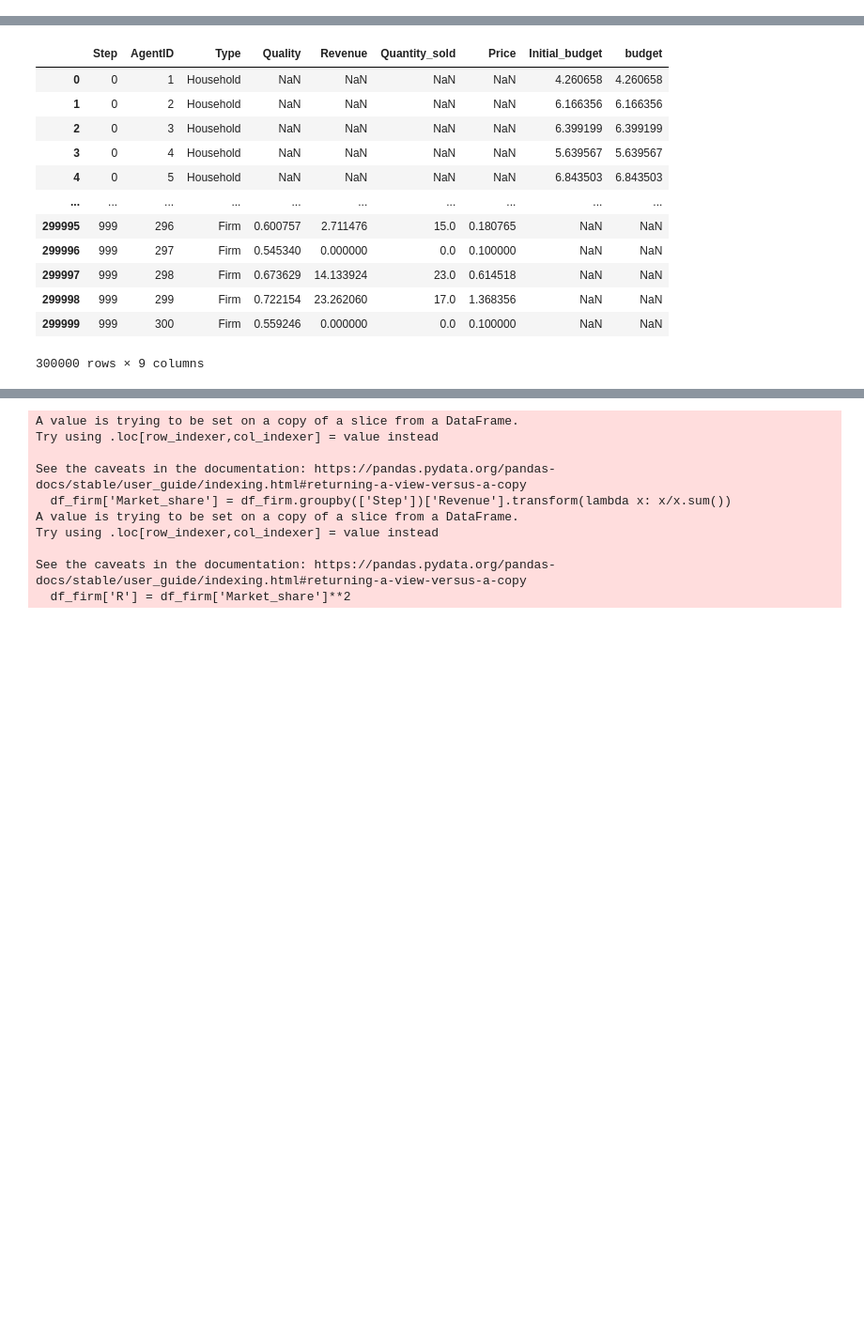
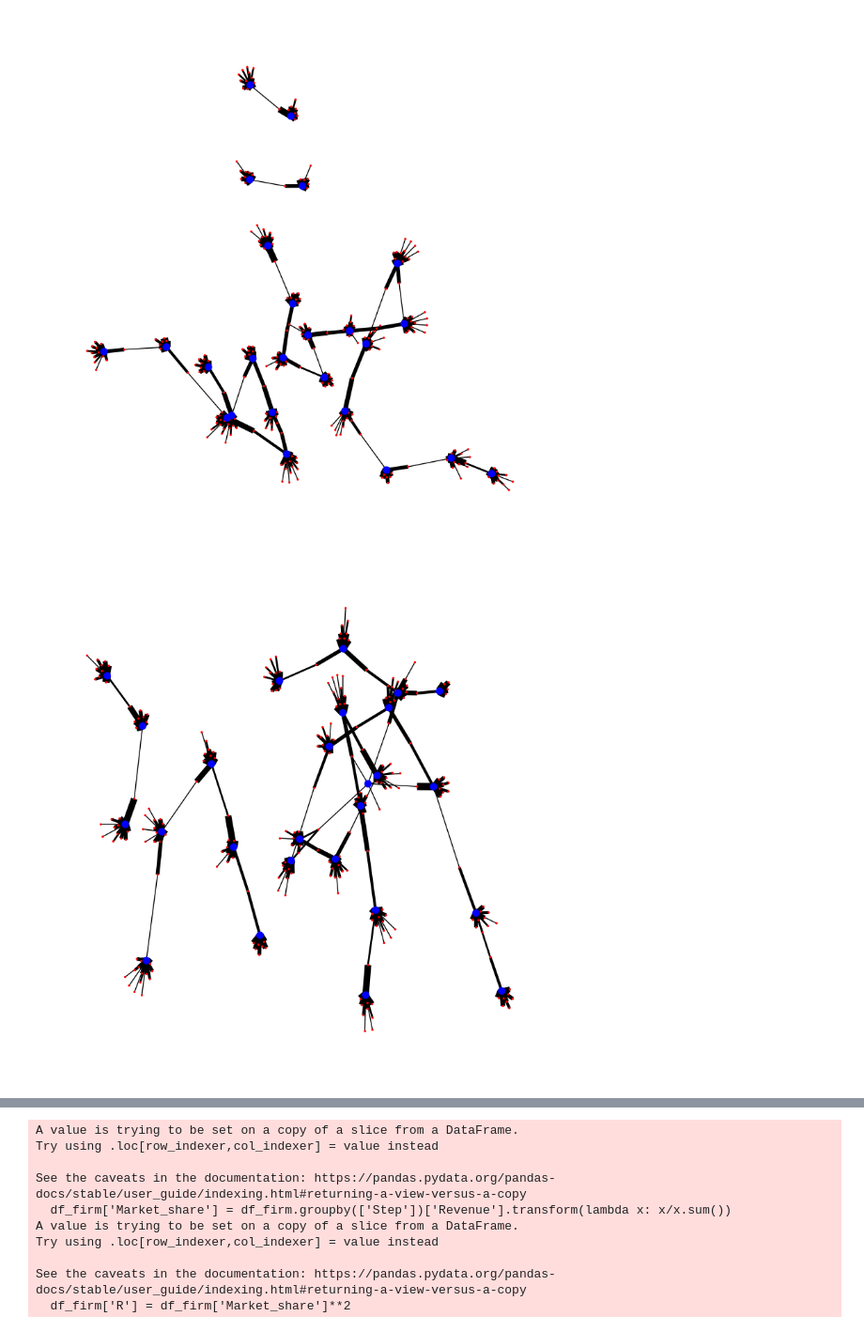
Before and after one commit to TabernaA/WWCS_2023_markets, a Jupyter notebook: model_basic.ipynb, the cells around one changed output, grey strips where cells are left out. Shown at 94% size. Cells and saved outputs as stored; diff of their text form; code cells hidden in the pictures; blank space fills up the shorter version.

```diff
--- a/model_basic.ipynb
+++ b/model_basic.ipynb
@@ -27,6 +27,7 @@ class Market(Model):
         self.init_n_firms = F
         self.init_n_hh = H
         self.current_id = 0
+        self.graphs = []
 
         # Set up the  order
         self.schedule = BaseScheduler(self)
@@ -49,6 +50,7 @@ class Market(Model):
         # Datacollector
         self.datacollector = DataCollector(
 
+
             agent_reporters={"Type": lambda a: type(a).__name__,
                              "Quality": lambda a: a.quality if type(a) is Firm else None,
                              "Revenue": lambda a: a.revenue if type(a) is Firm else None,
@@ -58,6 +60,8 @@ class Market(Model):
                              "budget": lambda a: a.budget if type(a) is Household else None
                              }
         )
+
+
 
     def step(self):
         """
@@ -74,10 +78,14 @@ class Market(Model):
 
 
 
+
         self.datacollector.collect(self)
         self.schedule.step()
+        # store the graph in a list
+        self.graphs.append(self.G.copy())
+
         # plot the graph
-        nx.draw(self.G, with_labels=True)
+       # nx.draw(self.G, with_labels=True)
     """
     Firms agent
 
@@ -151,8 +159,15 @@ class Household(Agent):
             if buyer !=  None:
                 buyer.production -= 1
                 self.budget -= buyer.price
-                # add an edge between the buyer and the seller to the graph
-                self.model.G.add_edge(self, buyer)
+                # if add an edge between the buyer and the seller to the graph if there is no edge
+                if not self.model.G.has_edge(self, buyer):
+                    self.model.G.add_edge(self, buyer)
+                    self.model.G[self][buyer]['weight'] = 0
+
+                # increase the link weight by the price
+                self.model.G[self][buyer]['weight'] += buyer.price
+
+
                 #print(buyer.production)
                 #
 
@@ -186,3 +201,24 @@ steps = 10
 for i in range(steps):
     #print('step', i)
     model.step()
+# %%
+# draw the graph of the last step with  Weight
+# remove the nodes with no edges
+for i in range(len(model.graphs)):
+    model.graphs[i].remove_nodes_from(list(nx.isolates(model.graphs[i])))
+    # color the nodes by type
+    color_map = []
+    node_map = []
+    for node in model.graphs[i]:
+        if type(node) is Firm:
+            color_map.append('blue')
+            node_map.append(50)
+        else:
+            color_map.append('red')
+            node_map.append(2)
+    fig, ax = plt.subplots(1, 1, figsize=(10, 10))
+    nx.draw(model.graphs[i], with_labels=False, width=[model.graphs[i][u][v]['weight'] for u,v in model.graphs[i].edges()], node_color = color_map, node_size = node_map)
+    plt.show()
+# %% [output]
+[figure, added]
+[figure, added]
@@ -193,16 +236,0 @@ df = model.datacollector.get_agent_vars_dataframe().reset_index()
-# %%
-df
-# %% [output]
-|  | Step | AgentID | Type | Quality | Revenue | Quantity_sold | Price | Initial_budget | budget |
-| 0 | 0 | 1 | Household | NaN | NaN | NaN | NaN | 4.260658 | 4.260658 |
-| 1 | 0 | 2 | Household | NaN | NaN | NaN | NaN | 6.166356 | 6.166356 |
-| 2 | 0 | 3 | Household | NaN | NaN | NaN | NaN | 6.399199 | 6.399199 |
-| 3 | 0 | 4 | Household | NaN | NaN | NaN | NaN | 5.639567 | 5.639567 |
-| 4 | 0 | 5 | Household | NaN | NaN | NaN | NaN | 6.843503 | 6.843503 |
-| ... | ... | ... | ... | ... | ... | ... | ... | ... | ... |
-| 299995 | 999 | 296 | Firm | 0.600757 | 2.711476 | 15.0 | 0.180765 | NaN | NaN |
-| 299996 | 999 | 297 | Firm | 0.545340 | 0.000000 | 0.0 | 0.100000 | NaN | NaN |
-| 299997 | 999 | 298 | Firm | 0.673629 | 14.133924 | 23.0 | 0.614518 | NaN | NaN |
-| 299998 | 999 | 299 | Firm | 0.722154 | 23.262060 | 17.0 | 1.368356 | NaN | NaN |
-| 299999 | 999 | 300 | Firm | 0.559246 | 0.000000 | 0.0 | 0.100000 | NaN | NaN |
-300000 rows × 9 columns
```
Also changed, not shown: parts of 3 cells of this notebook.
